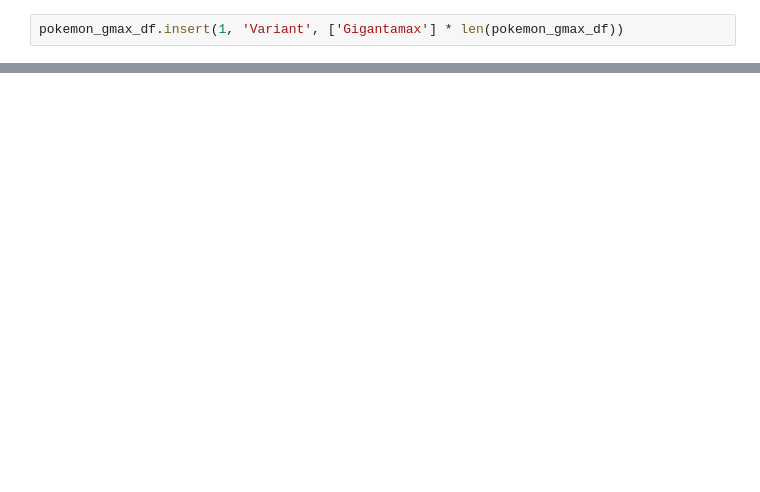
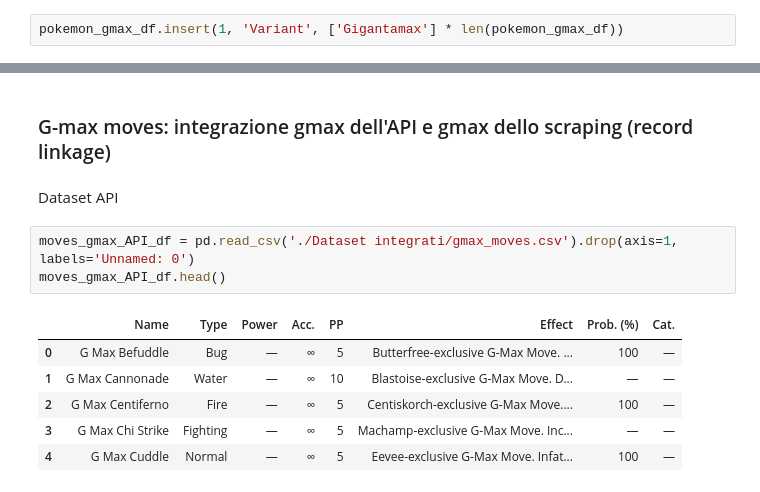
Before and after one commit to giocoal/competitive-pokemon-graph-database, a Jupyter notebook: Scraping e integrazione.ipynb, the cells around one changed output, grey strips where cells are left out. Drawn from its saved outputs; the diff is of its cells as text; blank space fills up the shorter version.

Commit message:
integrazione pt.1

```diff
--- a/Scraping e integrazione.ipynb
+++ b/Scraping e integrazione.ipynb
@@ -1423,0 +1403,14 @@ pokemon_gmax_df
+# %% [markdown]
+### G-max moves: integrazione gmax dell'API e gmax dello scraping (record linkage)
+# %% [markdown]
+Dataset API
+# %%
+moves_gmax_API_df = pd.read_csv('./Dataset integrati/gmax_moves.csv').drop(axis=1, labels='Unnamed: 0')
+moves_gmax_API_df.head()
+# %% [output]
+|  | Name | Type | Power | Acc. | PP | Effect | Prob. (%) | Cat. |
+| 0 | G Max Befuddle | Bug | — | ∞ | 5 | Butterfree-exclusive G-Max Move. ... | 100 | — |
+| 1 | G Max Cannonade | Water | — | ∞ | 10 | Blastoise-exclusive G-Max Move. D... | — | — |
+| 2 | G Max Centiferno | Fire | — | ∞ | 5 | Centiskorch-exclusive G-Max Move.... | 100 | — |
+| 3 | G Max Chi Strike | Fighting | — | ∞ | 5 | Machamp-exclusive G-Max Move. Inc... | — | — |
+| 4 | G Max Cuddle | Normal | — | ∞ | 5 | Eevee-exclusive G-Max Move. Infat... | 100 | — |
```
Also changed, not shown: parts of 46 cells of this notebook, 1 other file.
